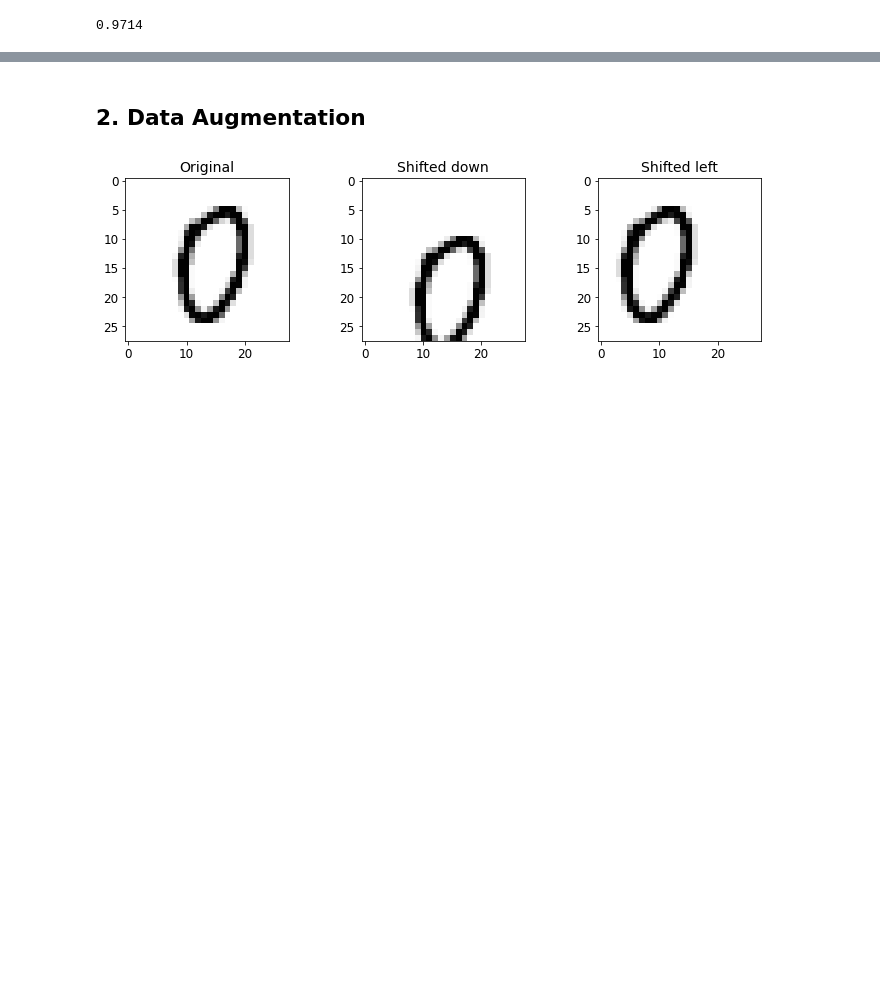
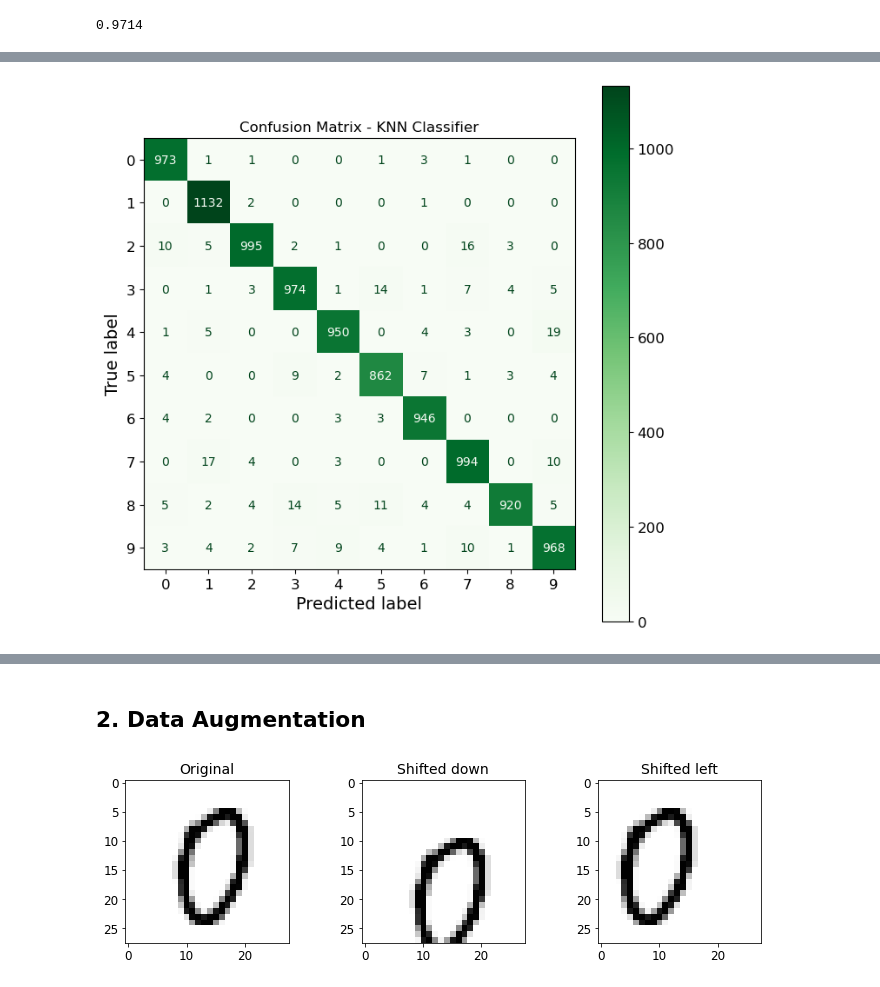
Before and after one commit to suka1901/handson-ml2, a Jupyter notebook: 03_classification.ipynb, the cells around one changed output, grey strips where cells are left out. Drawn from its saved outputs; the diff is of its cells as text; code cells hidden in the pictures; blank space fills up the shorter version.

```diff
--- a/03_classification.ipynb
+++ b/03_classification.ipynb
@@ -762,0 +789,17 @@ accuracy_score(y_test, y_pred)
+# %%
+from sklearn.metrics import confusion_matrix, ConfusionMatrixDisplay
+
+# Predict labels on the test set
+y_pred = knn_clf.fit(X_train, y_train).predict(X_test)
+
+# Compute confusion matrix
+cm = confusion_matrix(y_test, y_pred)
+
+# Plot confusion matrix
+disp = ConfusionMatrixDisplay(confusion_matrix=cm)
+fig, ax = plt.subplots(figsize=(8,8))
+disp.plot(ax=ax, cmap='Greens', colorbar=True)
+plt.title("Confusion Matrix - KNN Classifier")
+plt.show()
+# %% [output]
+[figure, added]
```
Also changed, not shown: parts of 11 cells of this notebook.
